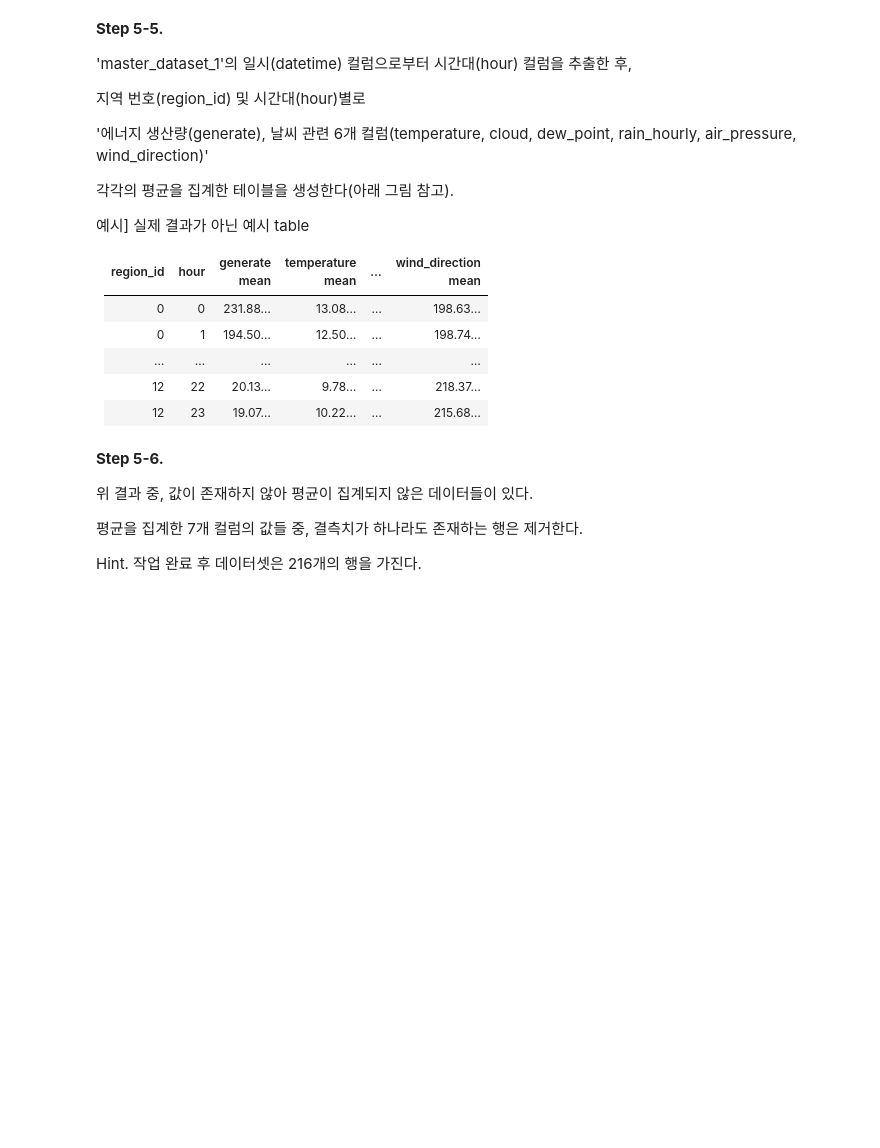
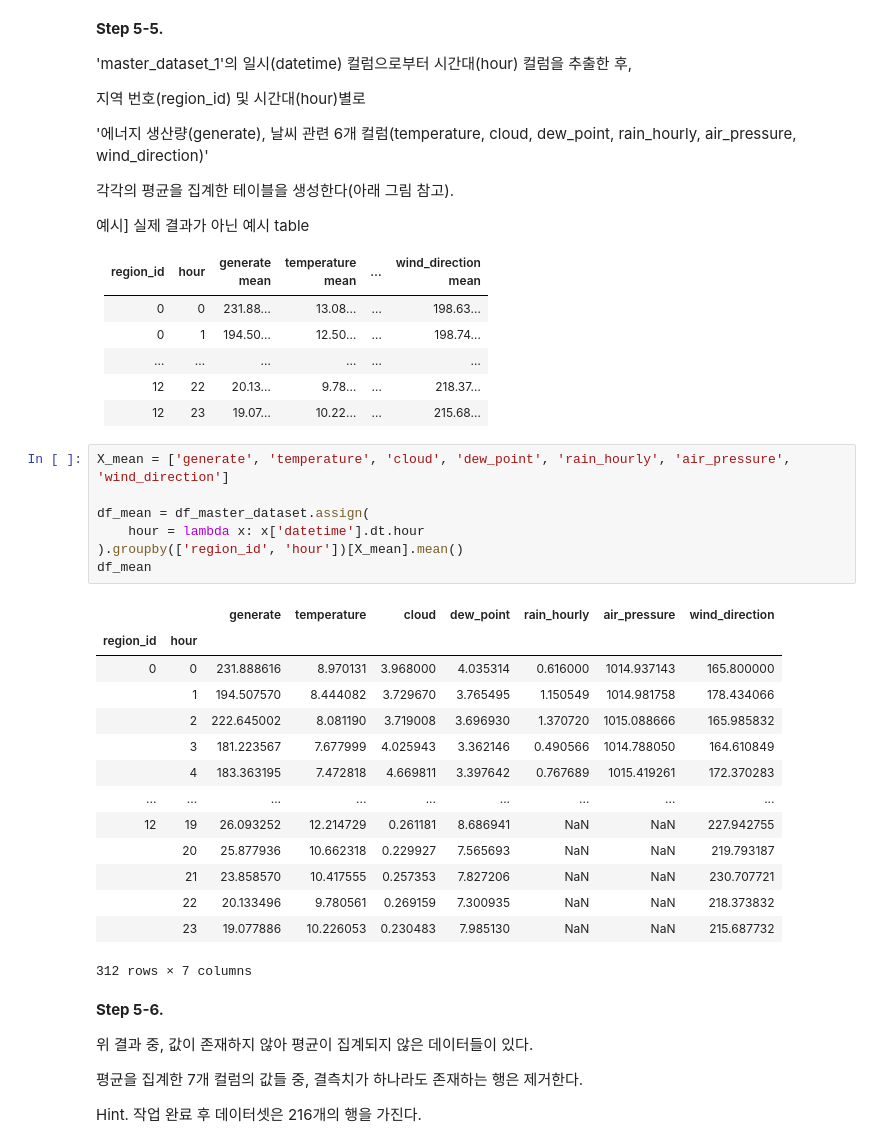
Before and after one commit to sunkusun9/prods_pro, a Jupyter notebook: prof2103_prob2.ipynb, the cells around one changed output. Cells and saved outputs as stored; diff of their text form; blank space fills up the shorter version.

```diff
--- a/prof2103_prob2.ipynb
+++ b/prof2103_prob2.ipynb
@@ -345,6 +500,28 @@ String type의 날짜를 datetime type으로 변환한 후, datetime.timedelta(h
 |…|…|…|…|…|…|
 |12|22|20.13…|9.78…|…|218.37…|
 |12|23|19.07…|10.22…|…|215.68…|
+# %%
+X_mean = ['generate', 'temperature', 'cloud', 'dew_point', 'rain_hourly', 'air_pressure', 'wind_direction']
+
+df_mean = df_master_dataset.assign(
+    hour = lambda x: x['datetime'].dt.hour
+).groupby(['region_id', 'hour'])[X_mean].mean()
+df_mean
+# %% [output]
+|  |  | generate | temperature | cloud | dew_point | rain_hourly | air_pressure | wind_direction |
+| region_id | hour |  |  |  |  |  |  |  |
+| 0 | 0 | 231.888616 | 8.970131 | 3.968000 | 4.035314 | 0.616000 | 1014.937143 | 165.800000 |
+|  | 1 | 194.507570 | 8.444082 | 3.729670 | 3.765495 | 1.150549 | 1014.981758 | 178.434066 |
+|  | 2 | 222.645002 | 8.081190 | 3.719008 | 3.696930 | 1.370720 | 1015.088666 | 165.985832 |
+|  | 3 | 181.223567 | 7.677999 | 4.025943 | 3.362146 | 0.490566 | 1014.788050 | 164.610849 |
+|  | 4 | 183.363195 | 7.472818 | 4.669811 | 3.397642 | 0.767689 | 1015.419261 | 172.370283 |
+| ... | ... | ... | ... | ... | ... | ... | ... | ... |
+| 12 | 19 | 26.093252 | 12.214729 | 0.261181 | 8.686941 | NaN | NaN | 227.942755 |
+|  | 20 | 25.877936 | 10.662318 | 0.229927 | 7.565693 | NaN | NaN | 219.793187 |
+|  | 21 | 23.858570 | 10.417555 | 0.257353 | 7.827206 | NaN | NaN | 230.707721 |
+|  | 22 | 20.133496 | 9.780561 | 0.269159 | 7.300935 | NaN | NaN | 218.373832 |
+|  | 23 | 19.077886 | 10.226053 | 0.230483 | 7.985130 | NaN | NaN | 215.687732 |
+312 rows × 7 columns
 # %% [markdown]
 **Step 5-6.**
 
```
Also changed, not shown: parts of 22 cells of this notebook.
